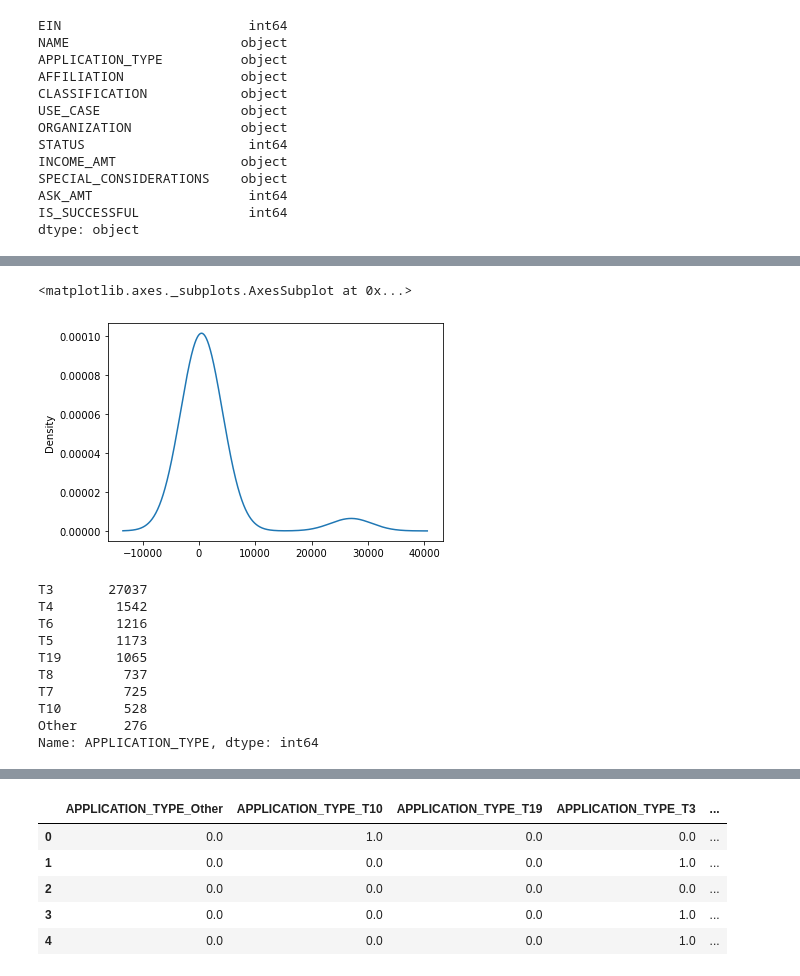
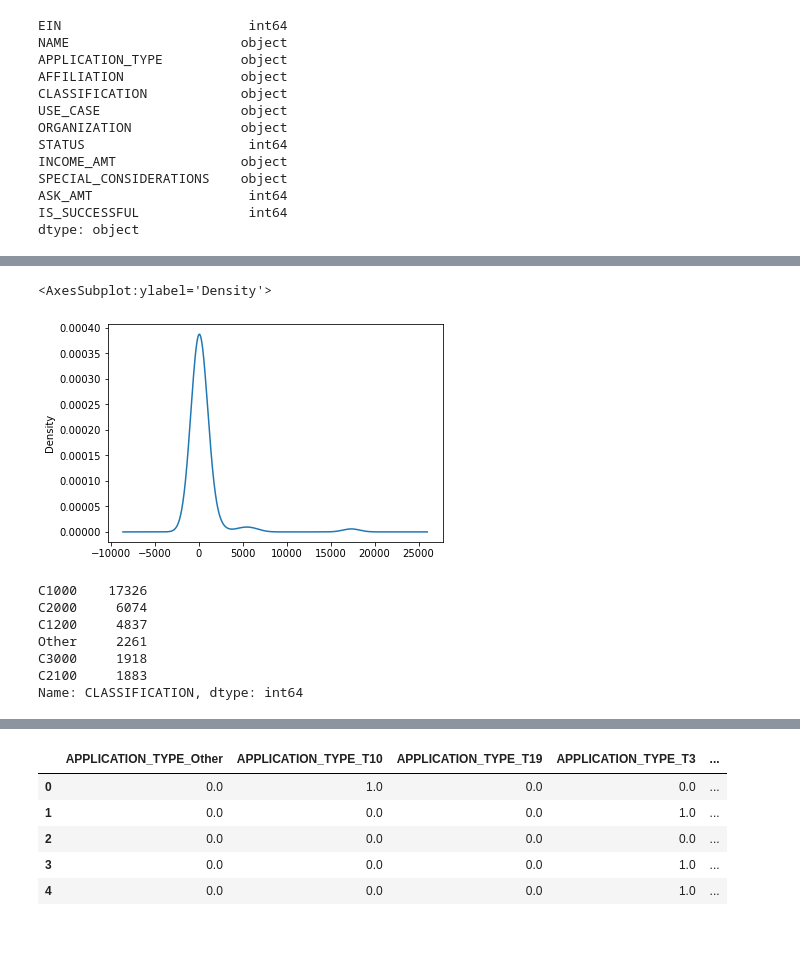
Before and after one commit to Betsy-Kalkwarf/Neural_Network_Charity_Analysis, a Jupyter notebook: AlphabetSoupCharity.ipynb, the cells around one changed output, grey strips where cells are left out. Saved outputs shown, nothing was run; the diff lists cells and outputs as text; code cells hidden in the pictures; blank space fills up the shorter version.

```diff
--- a/AlphabetSoupCharity.ipynb
+++ b/AlphabetSoupCharity.ipynb
@@ -36,4 +38,4 @@ IS_SUCCESSFUL              int64
 dtype: object
 # %%
 # Drop the non-beneficial ID columns, 'EIN' and 'NAME'.
-application_df.drop(columns=['EIN', 'NAME'])
+application_df = application_df.drop(columns=['EIN', 'NAME'])
@@ -69,6 +58,8 @@ dtype: int64
 # %%
 # Look at APPLICATION_TYPE value counts for binning
-#  YOUR CODE GOES HERE
+app_type = application_df.APPLICATION_TYPE.value_counts()
+
+app_type
 # %% [output]
 T3     27037
 T4      1542
@@ -90,0 +89,11 @@ Name: APPLICATION_TYPE, dtype: int64
+# %%
+# Determine which values to replace if counts are less than ...?
+replace_application = list(app_type[app_type < 500].index)
+
+# Replace in dataframe
+for app in replace_application:
+
+        application_df.APPLICATION_TYPE = application_df.APPLICATION_TYPE.replace(app,"Other")
+
+# # Check to make sure binning was successful
+application_df.APPLICATION_TYPE.value_counts()
@@ -90,0 +111,5 @@ Name: APPLICATION_TYPE, dtype: int64
+# %%
+# Look at CLASSIFICATION value counts for binning
+class_type = application_df.CLASSIFICATION.value_counts()
+
+class_type
@@ -91,27 +129,24 @@ Name: APPLICATION_TYPE, dtype: int64
 # %%
-# Visualize the value counts of APPLICATION_TYPE
-#  YOUR CODE GOES HERE
+# Visualize the value counts of CLASSIFICATION
+class_type.plot.density()
 # %% [output]
-<matplotlib.axes._subplots.AxesSubplot at 0x...>
+<AxesSubplot:ylabel='Density'>
-[figure, old version]
+[figure, new version]
 # %%
-# Determine which values to replace if counts are less than ...?
-#  YOUR CODE GOES HERE
+# Determine which values to replace if counts are less than ..?
+replace_class = list(class_type[class_type < 1000].index)
 
 # Replace in dataframe
-for app in replace_application:
-    application_df.APPLICATION_TYPE = application_df.APPLICATION_TYPE.replace(app,"Other")
+for cls in replace_class:
+    application_df.CLASSIFICATION = application_df.CLASSIFICATION.replace(cls,"Other")
 
 # Check to make sure binning was successful
-application_df.APPLICATION_TYPE.value_counts()
+application_df.CLASSIFICATION.value_counts()
 # %% [output]
-T3       27037
-T4        1542
-T6        1216
-T5        1173
-T19       1065
-T8         737
-T7         725
-T10        528
-Other      276
-Name: APPLICATION_TYPE, dtype: int64
+C1000    17326
+C2000     6074
+C1200     4837
+Other     2261
+C3000     1918
+C2100     1883
+Name: CLASSIFICATION, dtype: int64
```
Also changed, not shown: parts of 14 cells of this notebook.
